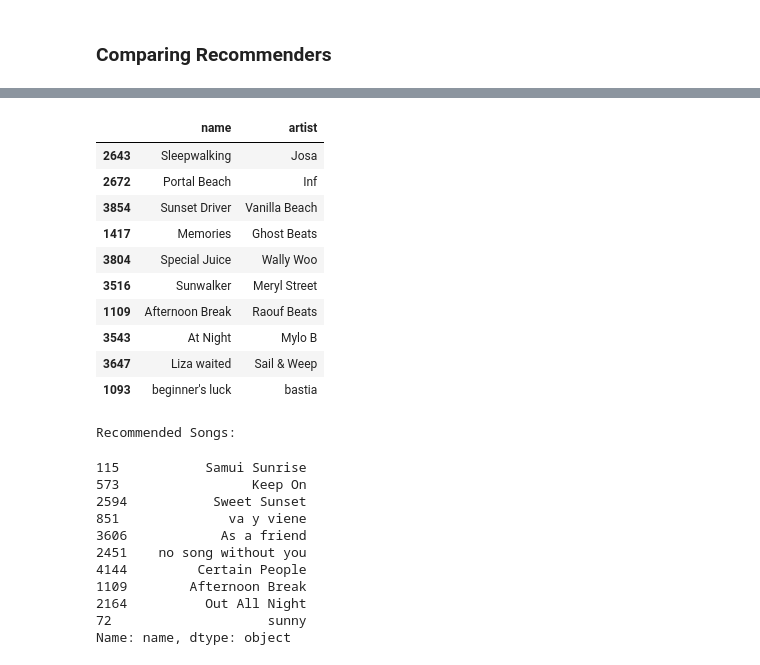
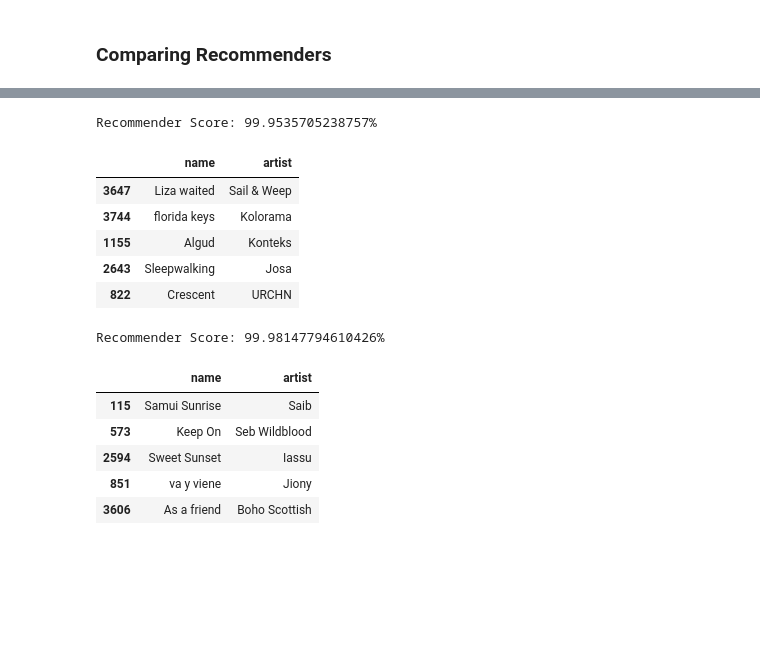
Before and after one commit to Pharoah0/Spotify-Playlist-Analysis-w-Recommendation, a Jupyter notebook: analyzing_playlists.ipynb, the cells around one changed output, grey strips where cells are left out. Drawn from its saved outputs; the diff is of its cells as text; code cells hidden in the pictures; blank space fills up the shorter version.

```diff
--- a/analyzing_playlists.ipynb
+++ b/analyzing_playlists.ipynb
@@ -596,29 +563,20 @@ Name: name, dtype: object
-# %%
-recommender.get_recommendations('Caliber', 10)
-# %% [output]
-|  | name | artist |
-| 2643 | Sleepwalking | Josa |
-| 2672 | Portal Beach | Inf |
-| 3854 | Sunset Driver | Vanilla Beach |
-| 1417 | Memories | Ghost Beats |
-| 3804 | Special Juice | Wally Woo |
-| 3516 | Sunwalker | Meryl Street |
-| 1109 | Afternoon Break | Raouf Beats |
-| 3543 | At Night | Mylo B |
-| 3647 | Liza waited | Sail & Weep |
-| 1093 | beginner's luck | bastia |
+# %%
+manhattan_recommendation('Caliber',5)
+# %% [output]
+Recommender Score: 99.9535705238757%
+|  | name | artist |
+| 3647 | Liza waited | Sail & Weep |
+| 3744 | florida keys | Kolorama |
+| 1155 | Algud | Konteks |
+| 2643 | Sleepwalking | Josa |
+| 822 | Crescent | URCHN |
 # %%
-generate_recommendation('Space Cowboy',cosine)
+cosine_recommendation('Space Cowboy',5)
 # %% [output]
-Recommended Songs:
+Recommender Score: 99.98147794610426%
-115           Samui Sunrise
-573                 Keep On
-2594           Sweet Sunset
-851              va y viene
-3606            As a friend
-2451    no song without you
-4144         Certain People
-1109        Afternoon Break
-2164          Out All Night
-72                    sunny
-Name: name, dtype: object
+|  | name | artist |
+| 115 | Samui Sunrise | Saib |
+| 573 | Keep On | Seb Wildblood |
+| 2594 | Sweet Sunset | Iassu |
+| 851 | va y viene | Jiony |
+| 3606 | As a friend | Boho Scottish |
```
Also changed, not shown: parts of 29 cells of this notebook.
